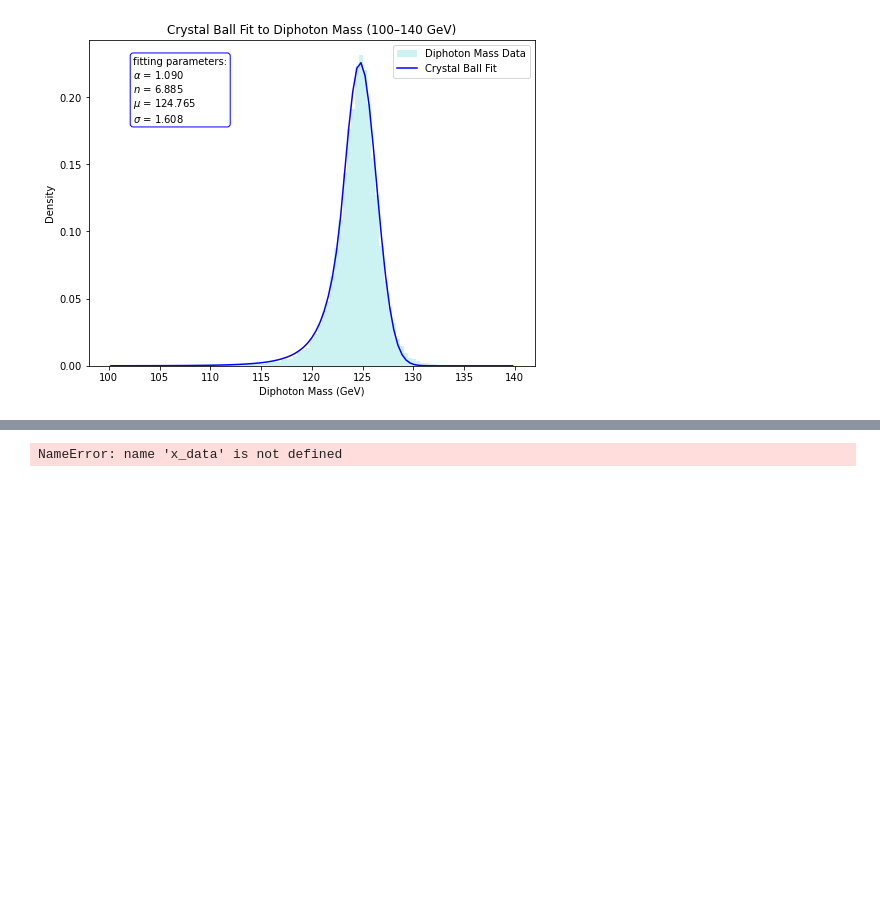
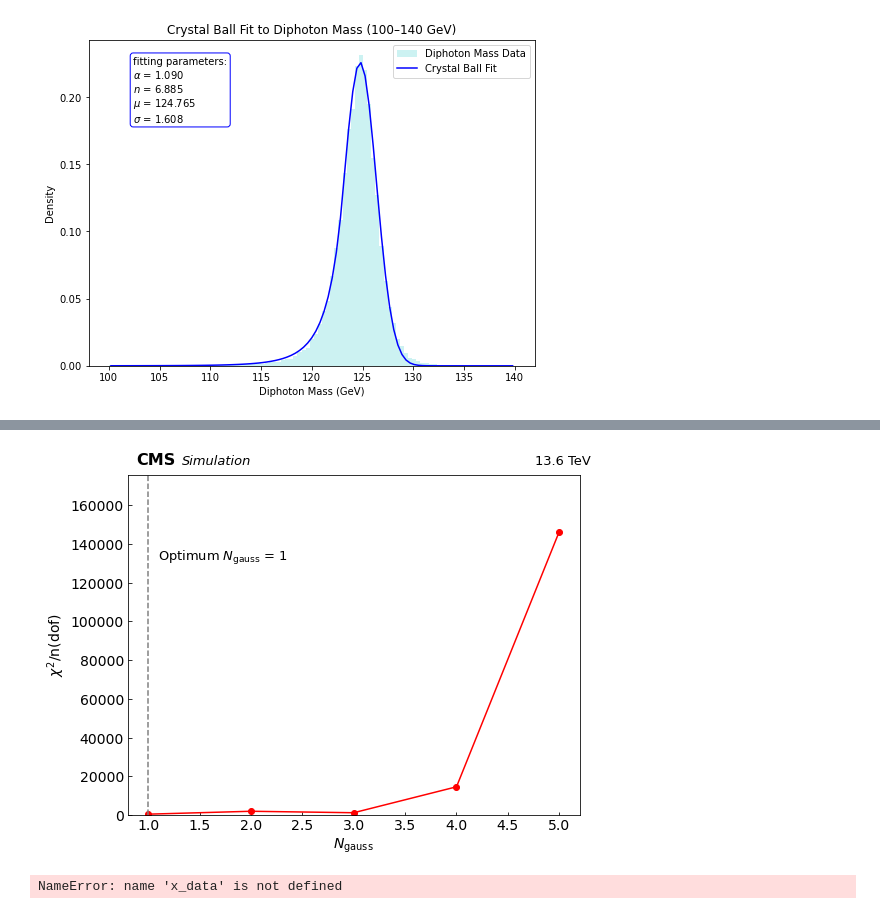
Before and after one commit to tiwariPC/hhbbgg_AwkwardAnalyzer, a Jupyter notebook: stats_study/notebook_signal_fitting/signal_mass_fitting_final.ipynb, the cells around one changed output, grey strips where cells are left out. Cells and saved outputs as stored; diff of their text form; code cells hidden in the pictures; blank space fills up the shorter version.

```diff
--- a/stats_study/notebook_signal_fitting/signal_mass_fitting_final.ipynb
+++ b/stats_study/notebook_signal_fitting/signal_mass_fitting_final.ipynb
@@ -354,0 +461,25 @@ plot_gaussians_fit_with_components(
+# %%
+def scan_n_gaussians(data, bins, n_max=5):
+    results = []
+    for n in range(1, n_max + 1):
+        try:
+            x, y, yerr, popt, chi2, ndof = fit_multiple_gaussians(data, bins, n)
+            results.append({
+                "n_gauss": n,
+                "chi2": chi2,
+                "ndof": ndof,
+                "chi2_ndof": chi2 / ndof,
+                "popt": popt
+            })
+        except RuntimeError:
+            print(f"Fit failed for {n} Gaussians.")
+    return results
+# %%
+def find_optimal_n(results, p_threshold=0.05):
+    for i in range(len(results) - 1):
+        chi2_1, ndof_1 = results[i]["chi2"], results[i]["ndof"]
+        chi2_2, ndof_2 = results[i+1]["chi2"], results[i+1]["ndof"]
+        _, p_value = f_test(chi2_1, ndof_1, chi2_2, ndof_2)
+        if p_value > p_threshold:
+            return results[i]["n_gauss"]  # stop increasing if added Gaussian not justified
+    return results[-1]["n_gauss"]
@@ -355,3 +528,21 @@ plot_gaussians_fit_with_components(
+# %%
+# Histogram range
+mass_min, mass_max = 105, 140
+filtered_mass = diphoton_mass_np[(diphoton_mass_np >= mass_min) & (diphoton_mass_np <= mass_max)]
+bins = np.linspace(mass_min, mass_max, 70)
+
+# Scan
+results = scan_n_gaussians(filtered_mass, bins, n_max=5)
+optimal_n = find_optimal_n(results)
+
+# Plot
+plot_chi2_ndof_vs_n(
+    results,
+    optimal_n,
+    save_path="/afs/cern.ch/user/s/sraj/sraj/www/CUA/HH-bbgg/stat_study/FTest_NGaussians"
+)
+# %% [output]
+[figure, added]
 # %%
 import ROOT
 import numpy as np
```
Also changed, not shown: parts of 9 cells of this notebook, 5 other files.
